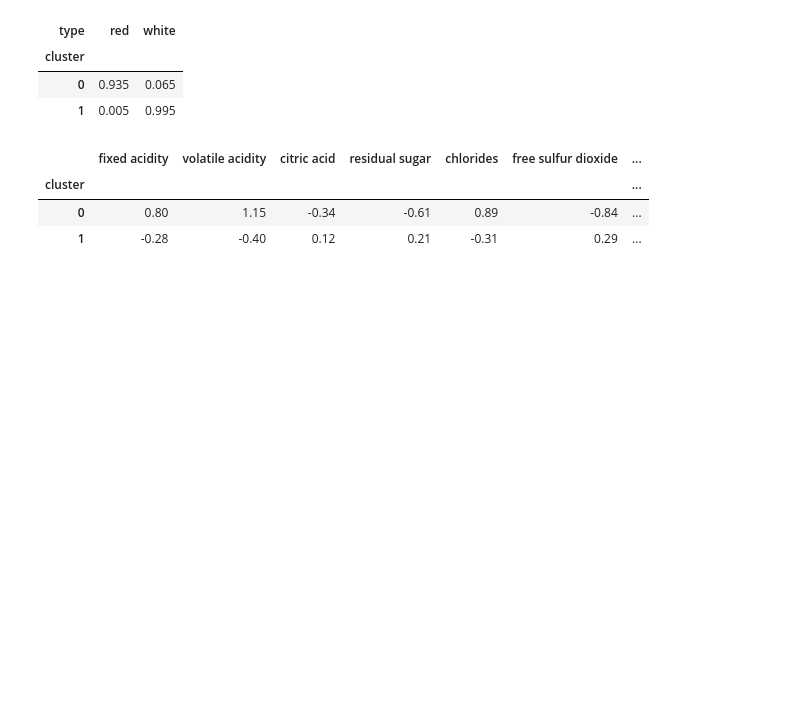
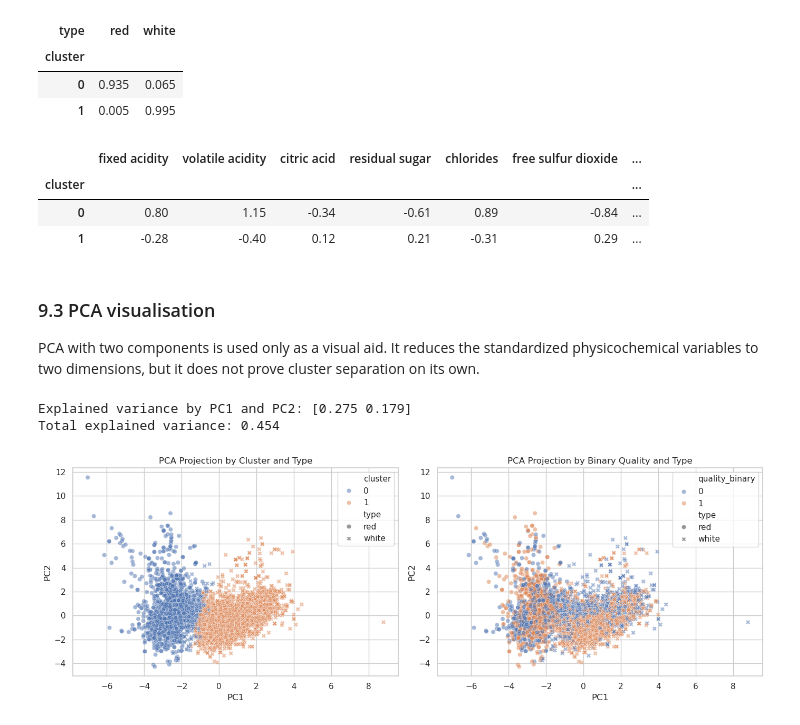
Before and after one commit to nathaliaacouto/ADES_Wine_Quality, a Jupyter notebook: [ADES]_Wine_Project.ipynb, the cells around one changed output. Saved outputs shown, nothing was run; the diff lists cells and outputs as text; code cells hidden in the pictures; blank space fills up the shorter version.

```diff
--- a/[ADES]_Wine_Project.ipynb
+++ b/[ADES]_Wine_Project.ipynb
@@ -957,3 +957,49 @@ cluster_feature_profile.groupby("cluster").mean().round(2)
 | cluster |  |  |  |  |  |  | ... |
 | 0 | 0.80 | 1.15 | -0.34 | -0.61 | 0.89 | -0.84 | ... |
 | 1 | -0.28 | -0.40 | 0.12 | 0.21 | -0.31 | 0.29 | ... |
+# %% [markdown]
+### 9.3 PCA visualisation
+
+PCA with two components is used only as a visual aid. It reduces the standardized physicochemical variables to two dimensions, but it does not prove cluster separation on its own.
+# %%
+pca = PCA(n_components=2, random_state=42)
+pca_components = pca.fit_transform(cluster_scaled)
+
+pca_df = pd.DataFrame(pca_components, columns=["PC1", "PC2"])
+pca_df["cluster"] = df_clustered["cluster"].astype(str)
+pca_df["quality_binary"] = df_clustered["quality_binary"].astype(str)
+pca_df["type"] = df_clustered["type"]
+
+print("Explained variance by PC1 and PC2:", pca.explained_variance_ratio_.round(3))
+print("Total explained variance:", pca.explained_variance_ratio_.sum().round(3))
+
+fig, axes = plt.subplots(1, 2, figsize=(14, 5))
+
+sns.scatterplot(
+    data=pca_df,
+    x="PC1",
+    y="PC2",
+    hue="cluster",
+    style="type",
+    alpha=0.5,
+    ax=axes[0]
+)
+axes[0].set_title("PCA Projection by Cluster and Type")
+
+sns.scatterplot(
+    data=pca_df,
+    x="PC1",
+    y="PC2",
+    hue="quality_binary",
+    style="type",
+    alpha=0.5,
+    ax=axes[1]
+)
+axes[1].set_title("PCA Projection by Binary Quality and Type")
+
+plt.tight_layout()
+plt.show()
+# %% [output]
+Explained variance by PC1 and PC2: [0.275 0.179]
+Total explained variance: 0.454
+[figure, added]
```
Also changed, not shown: parts of 2 cells of this notebook.
